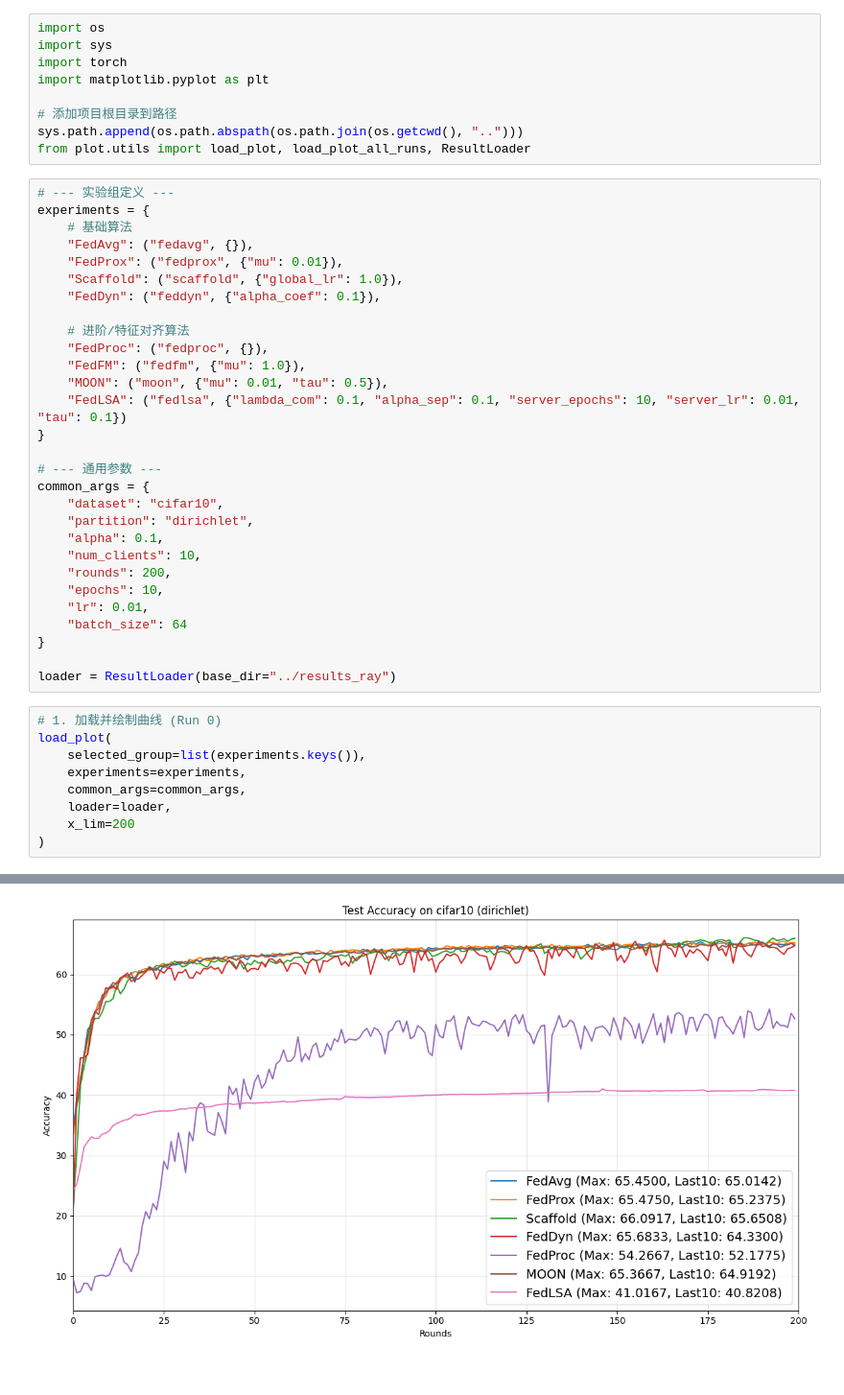
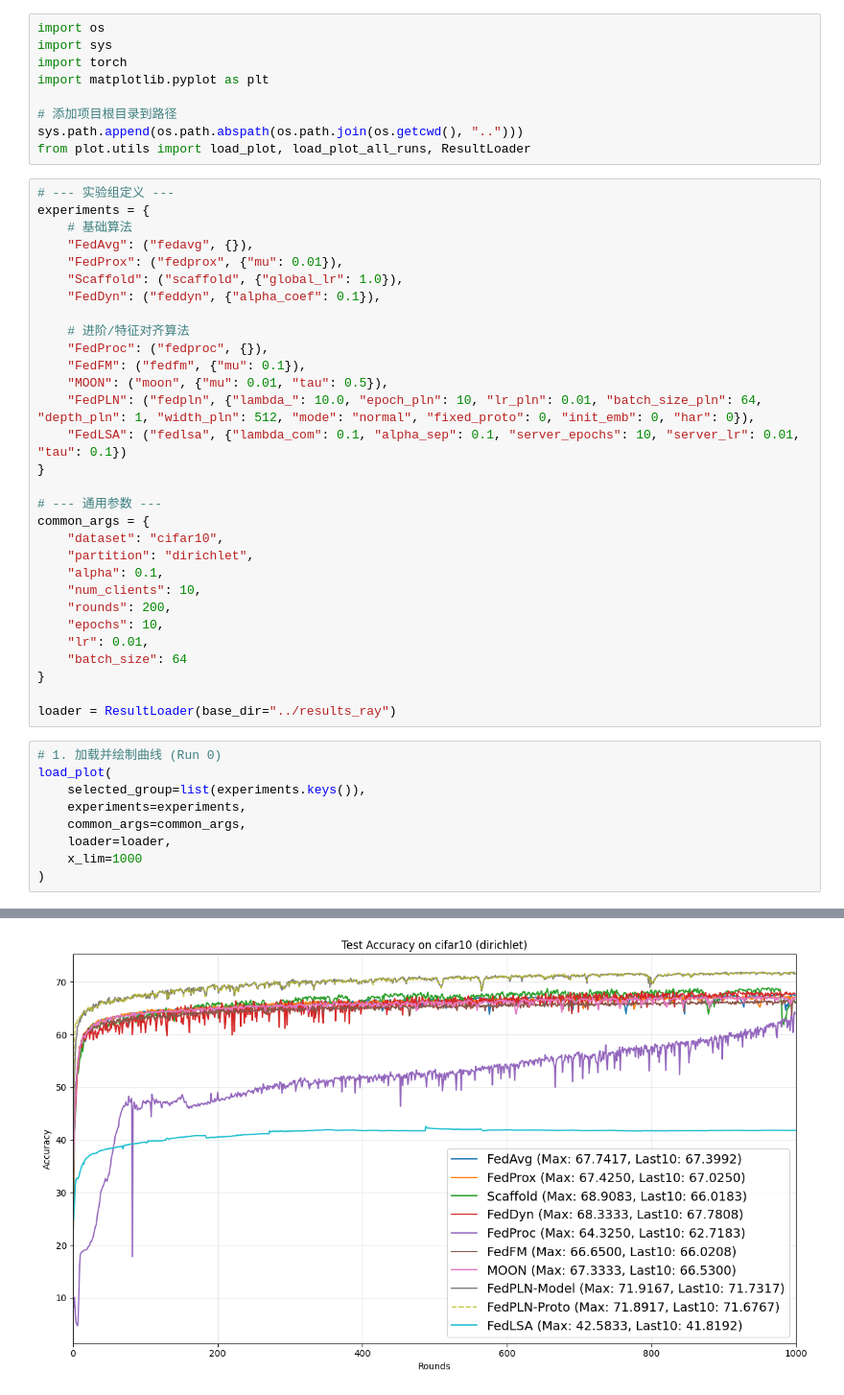
Before and after one commit to haifeng-dai/fl, a Jupyter notebook: plot/global_fl_analysis.ipynb, the cells around one changed output, grey strips where cells are left out. Shown at 96% size. Drawn from its saved outputs; the diff is of its cells as text.

```diff
--- a/plot/global_fl_analysis.ipynb
+++ b/plot/global_fl_analysis.ipynb
@@ -22,8 +22,9 @@ experiments = {
 
     # 进阶/特征对齐算法
     "FedProc": ("fedproc", {}),
-    "FedFM": ("fedfm", {"mu": 1.0}),
+    "FedFM": ("fedfm", {"mu": 0.1}),
     "MOON": ("moon", {"mu": 0.01, "tau": 0.5}),
+    "FedPLN": ("fedpln", {"lambda_": 10.0, "epoch_pln": 10, "lr_pln": 0.01, "batch_size_pln": 64, "depth_pln": 1, "width_pln": 512, "mode": "normal", "fixed_proto": 0, "init_emb": 0, "har": 0}),
     "FedLSA": ("fedlsa", {"lambda_com": 0.1, "alpha_sep": 0.1, "server_epochs": 10, "server_lr": 0.01, "tau": 0.1})
 }
 
@@ -47,6 +48,6 @@ load_plot(
     experiments=experiments,
     common_args=common_args,
     loader=loader,
-    x_lim=200
+    x_lim=1000
 )
 # %% [output]
@@ -67,5 +70,5 @@ FedLSA               |         41.0167 |         40.8208
 -----------------------------------------------------------------
-[figure, old version]
+[figure, new version]
 # %%
 # 2. 统计所有 Run 的平均性能
 load_plot_all_runs(
```
Also changed, not shown: parts of 2 cells of this notebook, 10 other files.
